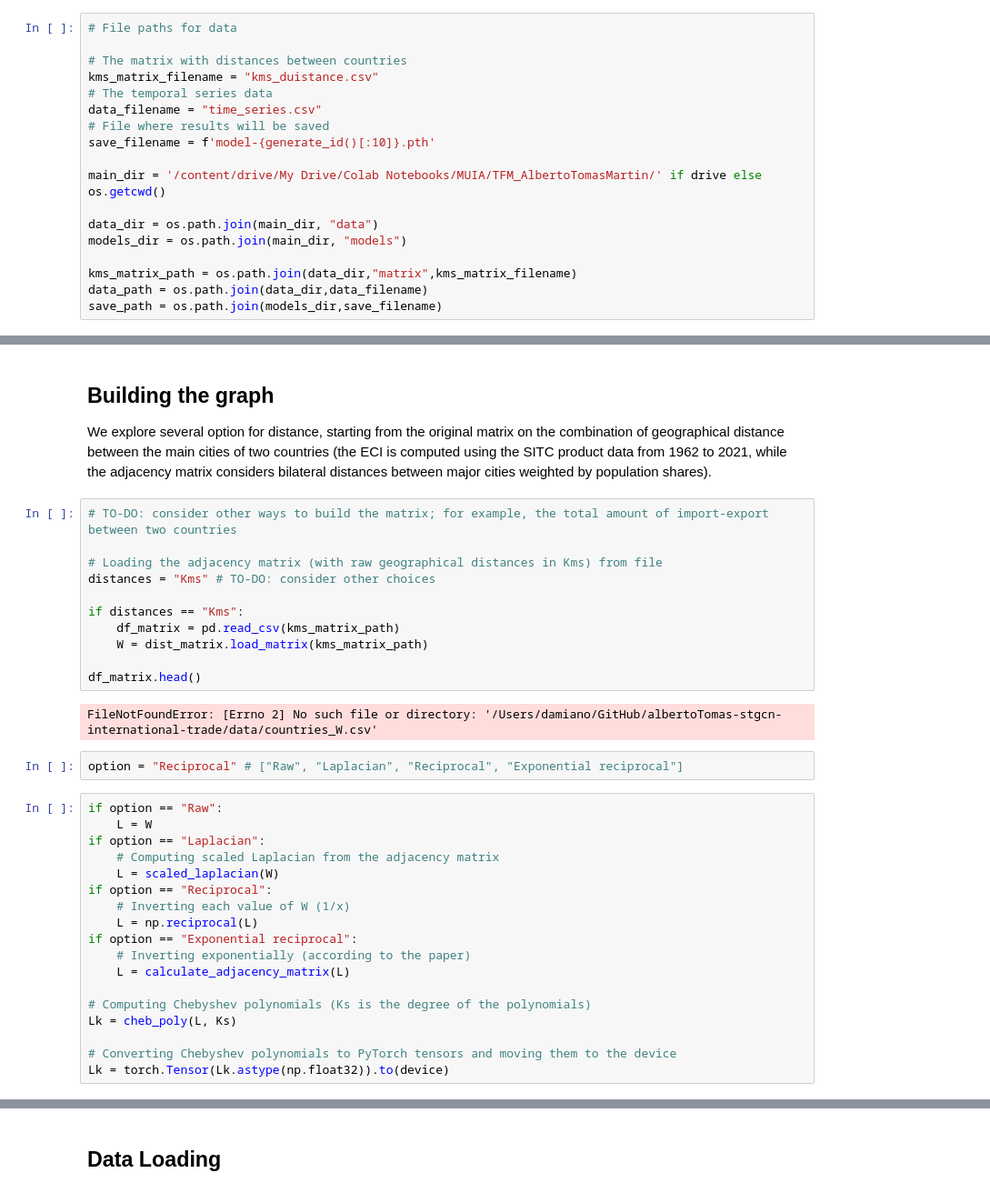
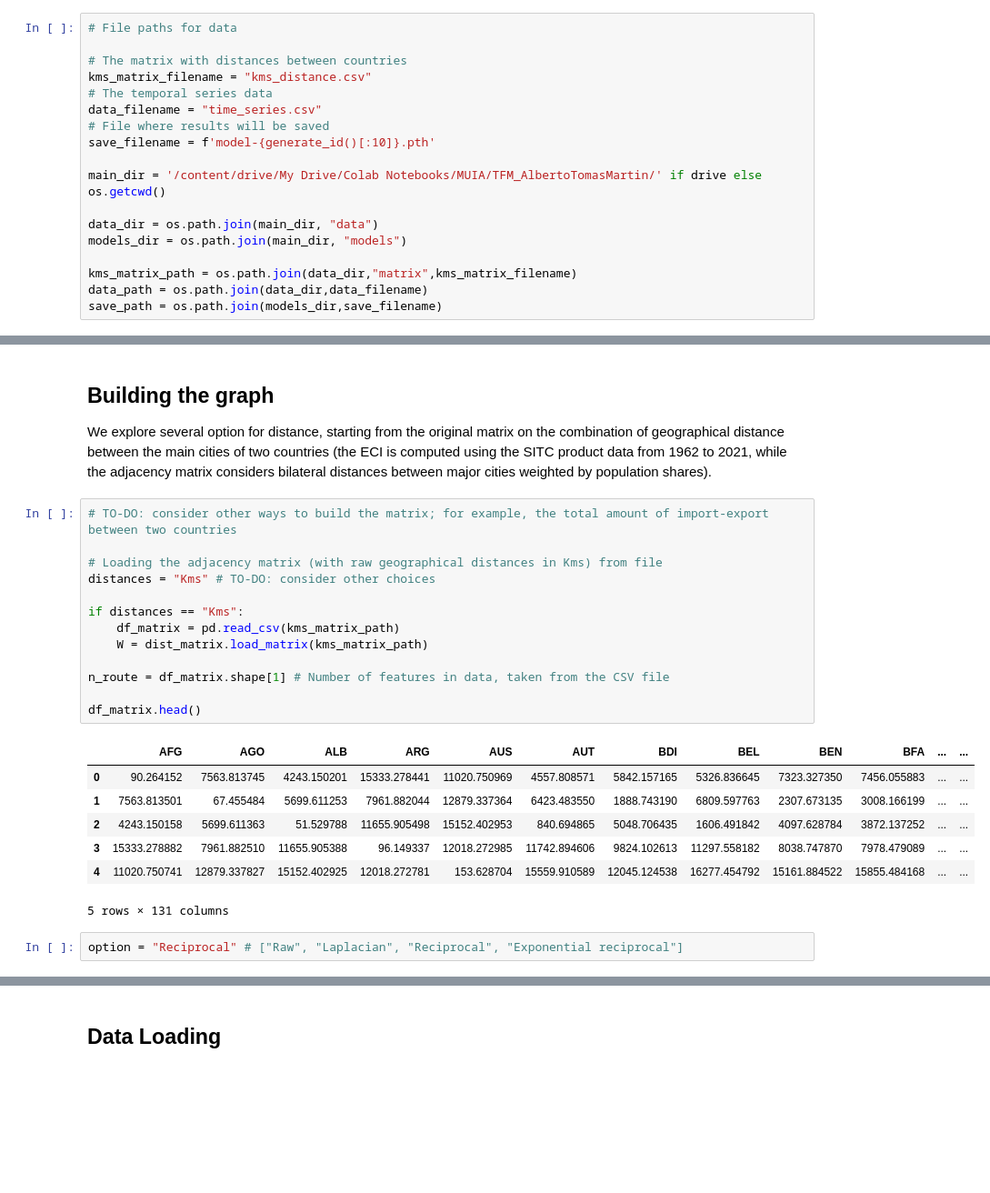
Before and after one commit to damianozanardini/albertoTomas-stgcn-international-trade, a Jupyter notebook: STGCN_pytorch.ipynb, the cells around one changed output, grey strips where cells are left out. Shown at 91% size. Saved outputs shown, nothing was run; the diff lists cells and outputs as text; blank space fills up the shorter version.

Commit message:
Refactoring the matrix calculation

```diff
--- a/STGCN_pytorch.ipynb
+++ b/STGCN_pytorch.ipynb
@@ -280,7 +280,7 @@ def generate_id():
 # File paths for data
 
 # The matrix with distances between countries
-kms_matrix_filename = "kms_duistance.csv"
+kms_matrix_filename = "kms_distance.csv"
 # The temporal series data
 data_filename = "time_series.csv"
 # File where results will be saved
@@ -389,33 +392,23 @@ We explore several option for distance, starting from the original matrix on the
 # %%
 # TO-DO: consider other ways to build the matrix; for example, the total amount of import-export between two countries
 
 # Loading the adjacency matrix (with raw geographical distances in Kms) from file
 distances = "Kms" # TO-DO: consider other choices
 
 if distances == "Kms":
     df_matrix = pd.read_csv(kms_matrix_path)
     W = dist_matrix.load_matrix(kms_matrix_path)
 
+n_route = df_matrix.shape[1] # Number of features in data, taken from the CSV file
+
 df_matrix.head()
 # %% [output]
+|  | AFG | AGO | ALB | ARG | AUS | AUT | BDI | BEL | BEN | BFA | ... | ... |
+| 0 | 90.264152 | 7563.813745 | 4243.150201 | 15333.278441 | 11020.750969 | 4557.808571 | 5842.157165 | 5326.836645 | 7323.327350 | 7456.055883 | ... | ... |
+| 1 | 7563.813501 | 67.455484 | 5699.611253 | 7961.882044 | 12879.337364 | 6423.483550 | 1888.743190 | 6809.597763 | 2307.673135 | 3008.166199 | ... | ... |
+| 2 | 4243.150158 | 5699.611363 | 51.529788 | 11655.905498 | 15152.402953 | 840.694865 | 5048.706435 | 1606.491842 | 4097.628784 | 3872.137252 | ... | ... |
+| 3 | 15333.278882 | 7961.882510 | 11655.905388 | 96.149337 | 12018.272985 | 11742.894606 | 9824.102613 | 11297.558182 | 8038.747870 | 7978.479089 | ... | ... |
+| 4 | 11020.750741 | 12879.337827 | 15152.402925 | 12018.272781 | 153.628704 | 15559.910589 | 12045.124538 | 16277.454792 | 15161.884522 | 15855.484168 | ... | ... |
-FileNotFoundError: [Errno 2] No such file or directory: '/Users/damiano/GitHub/albertoTomas-stgcn-international-trade/data/countries_W.csv'
+5 rows × 131 columns
 # %%
 option = "Reciprocal" # ["Raw", "Laplacian", "Reciprocal", "Exponential reciprocal"]
-# %%
-if option == "Raw":
-    L = W
-if option == "Laplacian":
-    # Computing scaled Laplacian from the adjacency matrix
-    L = scaled_laplacian(W)
-if option == "Reciprocal":
-    # Inverting each value of W (1/x)
-    L = np.reciprocal(L)
-if option == "Exponential reciprocal":
-    # Inverting exponentially (according to the paper)
-    L = calculate_adjacency_matrix(L)
-
-# Computing Chebyshev polynomials (Ks is the degree of the polynomials)
-Lk = cheb_poly(L, Ks)
-
-# Converting Chebyshev polynomials to PyTorch tensors and moving them to the device
-Lk = torch.Tensor(Lk.astype(np.float32)).to(device)
```
Also changed, not shown: parts of 47 cells of this notebook, 1 other file.
